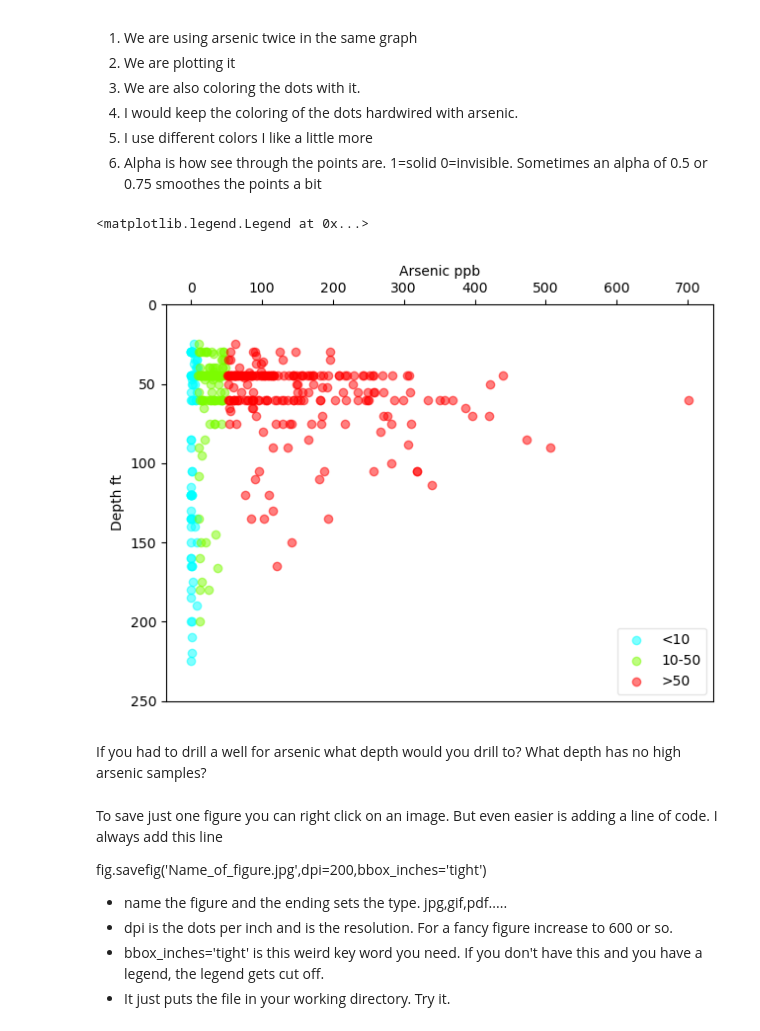
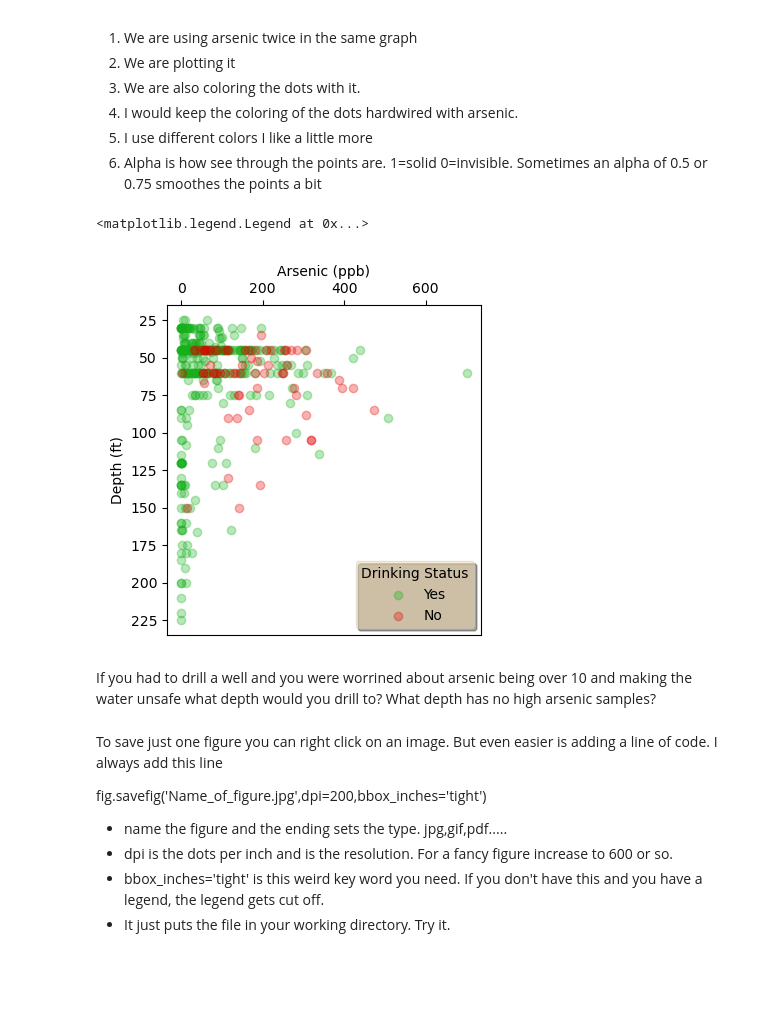
Before and after one commit to bmaillou/BigDataPython, a Jupyter notebook: 11-morePandas/pandas_well_data_part2.ipynb, the cells around one changed output. Saved outputs shown, nothing was run; the diff lists cells and outputs as text; code cells hidden in the pictures; blank space fills up the shorter version.

```diff
--- a/11-morePandas/pandas_well_data_part2.ipynb
+++ b/11-morePandas/pandas_well_data_part2.ipynb
@@ -183,32 +186,29 @@ THERE IS A CONFUSING PART HERE!
 1.  Alpha is how see through the points are.  1=solid 0=invisible.  Sometimes an alpha of 0.5 or 0.75 smoothes the points a bit
 # %%
 fig,ax=plt.subplots(layout='tight')
+fig.set_size_inches(4,4)
 
-#plot <10
-ax.scatter(df.As[df.As<10]\
-           ,df.Depth[df.As<10]\
-           ,color='cyan',alpha=0.5,label='<10')
-#plot 10-50
-ax.scatter(df.As[np.logical_and(df.As>=10,df.As<=50)],\
-           df.Depth[np.logical_and(df.As>=10,df.As<=50)]\
-           ,color='lawngreen',alpha=0.5,label='10-50')
-#plot<50
-ax.scatter(df.As[df.As>50]\
-           ,df.Depth[df.As>50]\
-           ,color='r',alpha=0.5,label='>50')
+#plot may parameters
+ax.scatter(df[df.Drink=='Y'].As,df[df.Drink=='Y'].Depth
+           ,alpha=0.3,label='Yes',color='xkcd:green')
+ax.scatter(df[df.Drink=='N'].As,df[df.Drink=='N'].Depth
+           ,alpha=0.3,label='No',color='xkcd:red')
 
+#make look nice
+ax.invert_yaxis()
 ax.xaxis.set_label_position('top')
 ax.xaxis.tick_top()
-ax.set_xlabel('Arsenic ppb')
-ax.set_ylabel('Depth ft')
-
-ax.set_ylim([250,0])
-ax.legend(loc=4, fancybox=True, framealpha=0.5)
+ax.set_xlabel('Arsenic (ppb)')
+ax.set_ylabel('Depth (ft)')
+ax.legend(loc='best',title='Drinking Status'
+          , fancybox=True, framealpha=0.5
+         ,facecolor='wheat',shadow=True
+         ,draggable=True)
 # %% [output]
 <matplotlib.legend.Legend at 0x...>
-[figure, old version]
+[figure, new version]
 # %% [markdown]
-If you had to drill a well for arsenic what depth would you drill to?  What depth has no high arsenic samples?
+If you had to drill a well and you were worrined about arsenic being over 10 and making the water unsafe  what depth would you drill to?  What depth has no high arsenic samples?
 # %% [markdown]
 To save just one figure you can right click on an image.  But even easier is adding a line of code.  I always add this line
 
```
Also changed, not shown: parts of 58 cells of this notebook, 1 other file.
